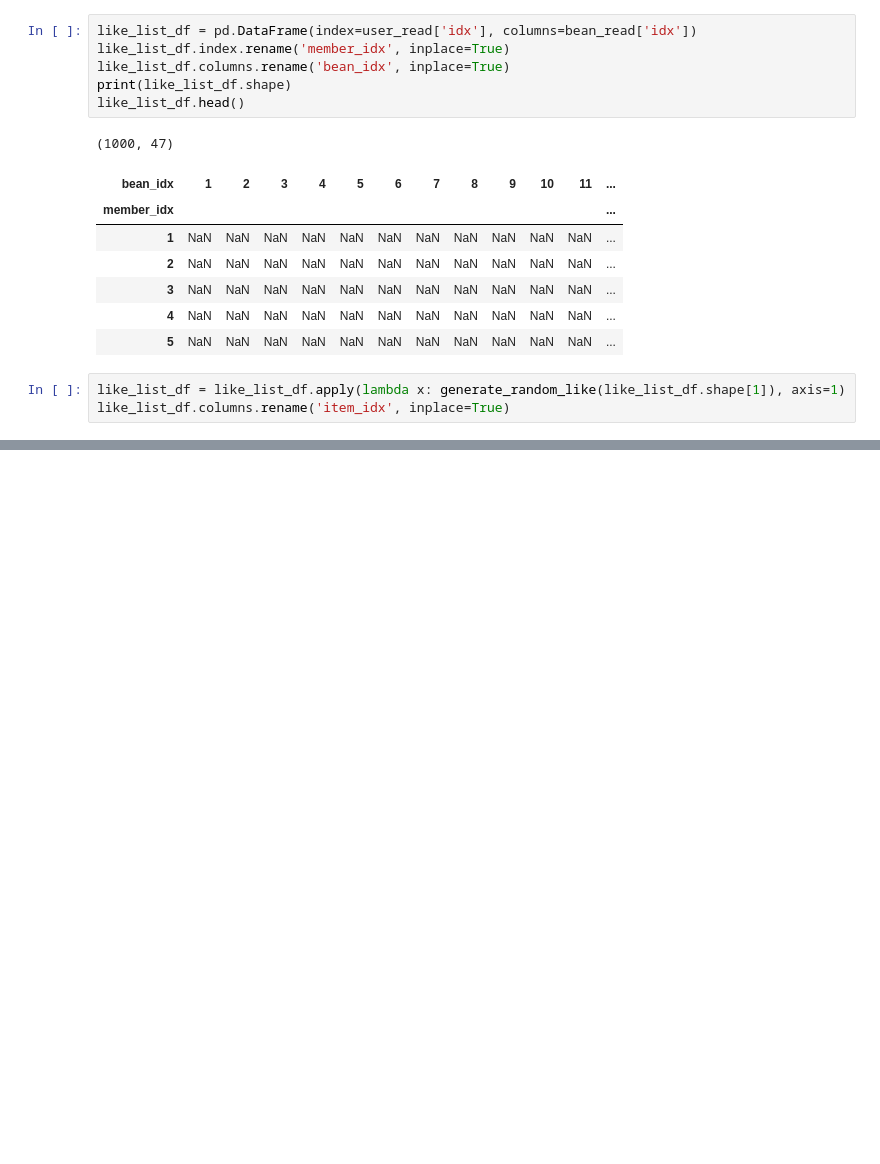
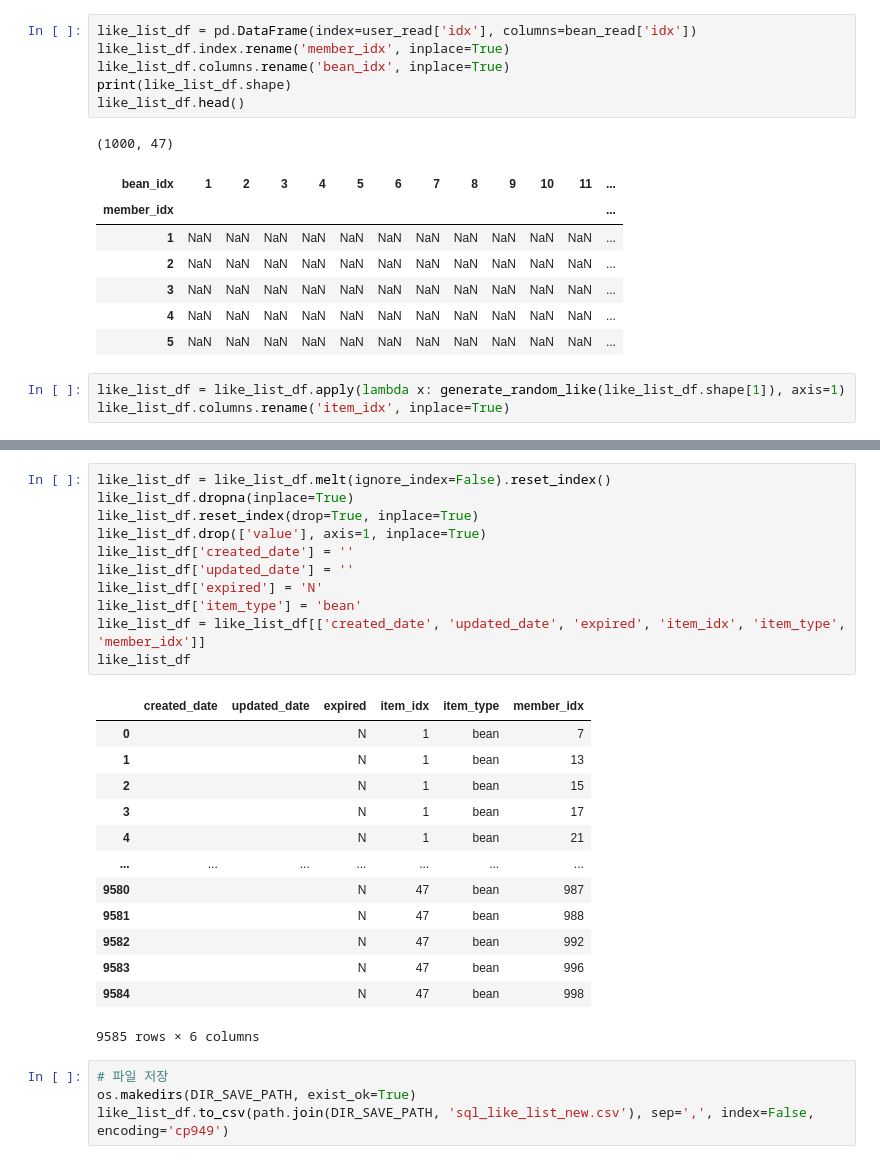
Before and after one commit to sanghyun0603/CoffeeBrew, a Jupyter notebook: server-recom/data/sql_dummy/user_like_dummy.ipynb, the cells around one changed output, grey strips where cells are left out. Drawn from its saved outputs; the diff is of its cells as text; blank space fills up the shorter version.

Commit message:
feat: sql_like_list dummy 생성 #54

```diff
--- a/server-recom/data/sql_dummy/user_like_dummy.ipynb
+++ b/server-recom/data/sql_dummy/user_like_dummy.ipynb
@@ -106,0 +107,29 @@ like_list_df.head()
+# %%
+like_list_df = like_list_df.melt(ignore_index=False).reset_index()
+like_list_df.dropna(inplace=True)
+like_list_df.reset_index(drop=True, inplace=True)
+like_list_df.drop(['value'], axis=1, inplace=True)
+like_list_df['created_date'] = ''
+like_list_df['updated_date'] = ''
+like_list_df['expired'] = 'N'
+like_list_df['item_type'] = 'bean'
+like_list_df = like_list_df[['created_date', 'updated_date', 'expired', 'item_idx', 'item_type', 'member_idx']]
+like_list_df
+# %% [output]
+|  | created_date | updated_date | expired | item_idx | item_type | member_idx |
+| 0 |  |  | N | 1 | bean | 7 |
+| 1 |  |  | N | 1 | bean | 13 |
+| 2 |  |  | N | 1 | bean | 15 |
+| 3 |  |  | N | 1 | bean | 17 |
+| 4 |  |  | N | 1 | bean | 21 |
+| ... | ... | ... | ... | ... | ... | ... |
+| 9580 |  |  | N | 47 | bean | 987 |
+| 9581 |  |  | N | 47 | bean | 988 |
+| 9582 |  |  | N | 47 | bean | 992 |
+| 9583 |  |  | N | 47 | bean | 996 |
+| 9584 |  |  | N | 47 | bean | 998 |
+9585 rows × 6 columns
+# %%
+# 파일 저장
+os.makedirs(DIR_SAVE_PATH, exist_ok=True)
+like_list_df.to_csv(path.join(DIR_SAVE_PATH, 'sql_like_list_new.csv'), sep=',', index=False, encoding='cp949')
```
Also changed, not shown: parts of 2 cells of this notebook, 2 other files.
